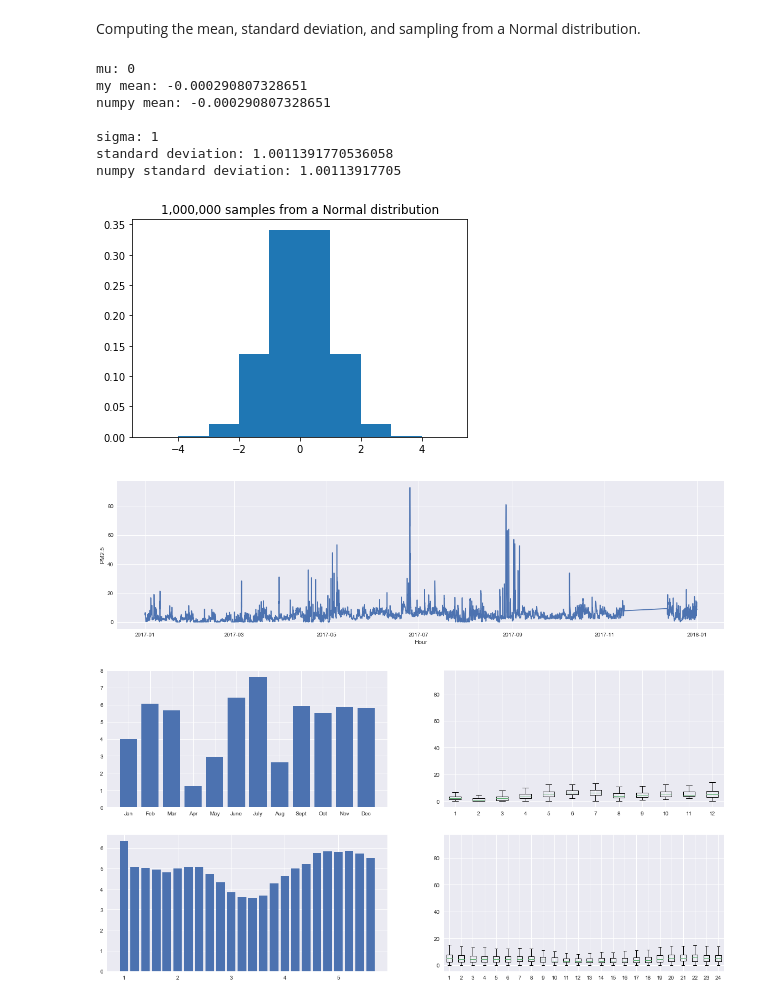
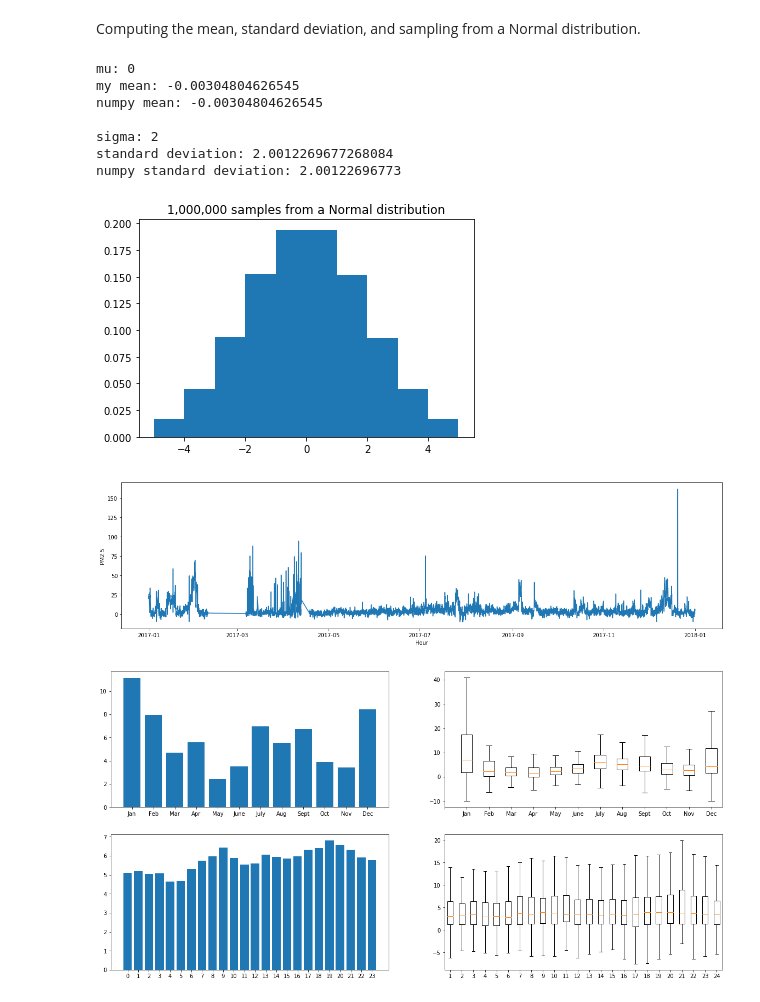
Before and after one commit to jspitkin/cs6017_hw, a Jupyter notebook: hw1/HW1.ipynb, the cells around one changed output. Cells and saved outputs as stored; diff of their text form; code cells hidden in the pictures.

```diff
--- a/hw1/HW1.ipynb
+++ b/hw1/HW1.ipynb
@@ -29,7 +29,7 @@ def standard_deviation(values):
     return math.sqrt(std)
 
 mu = 0
-sigma = 1
+sigma = 2
 samples = norm.rvs(loc=mu, scale=sigma, size=1000000)
 print("mu:", mu)
 print("my mean:", mean(samples))
@@ -45,61 +45,66 @@ plt.title("1,000,000 samples from a Normal distribution")
 plt.show()
 # %% [output]
 mu: 0
-my mean: -0.000290807328651
-numpy mean: -0.000290807328651
+my mean: -0.00304804626545
+numpy mean: -0.00304804626545
 
-sigma: 1
-standard deviation: 1.0011391770536058
-numpy standard deviation: 1.00113917705
+sigma: 2
+standard deviation: 2.0012269677268084
+numpy standard deviation: 2.00122696773
-[figure, old version]
+[figure, new version]
 # %%
 import pandas as pd
 import warnings
+from matplotlib import ticker
 warnings.filterwarnings('ignore')
 
+station = 'H3'
 data = pd.read_csv("2017-PM2.5.csv", sep=",")
-data = data[['Unnamed: 0', 'HC']].copy()
+data = data[['Unnamed: 0', station]].copy()
 data = data.rename(columns={'Unnamed: 0' : 'Date'})
 data = data.drop(data.index[[0, 1]])
 data['Date'] = pd.to_datetime(data['Date'])
-data['HC'] = data['HC'].astype(float)
+data[station] = data[station].astype(float)
 data = data.set_index('Date')
 data = data.dropna()
 
 %matplotlib inline
 
 # Each hourly point for the Hurricane station in 2017
 all_data_fig = plt.figure(figsize=(20, 5))
 plot = all_data_fig.add_subplot(1,1,1)
-plt.xlabel("Hour")
-plt.ylabel("PM2.5")
-plot.plot(data['HC'])
+plot.set_xlabel("Hour")
+plot.set_ylabel("PM2.5")
+plot.plot(data[station])
 
 fig, sub_figs = plt.subplots(2, 2, figsize=(20, 10))
 
 # Mean for each month
 month_means = data.groupby(data.index.month).mean()
-sub_figs[0,0].bar(["Jan", "Feb", "Mar", "Apr", "May", "June", "July", "Aug", "Sept", "Oct", "Nov", "Dec"], month_means['HC'])
+sub_figs[0,0].bar(list(range(12)), month_means[station])
 sub_figs[0,0].set_xticklabels(["Jan", "Feb", "Mar", "Apr", "May", "June", "July", "Aug", "Sept", "Oct", "Nov", "Dec"])
+sub_figs[0,0].set_xticks(list(range(12)))
 
 # Mean for each hour of the day
 hour_means = data.groupby(data.index.hour).mean()
-sub_figs[1,0].bar(list(range(24)), hour_means['HC'])
-sub_figs[1,0].set_xticklabels(list(range(24)))
+sub_figs[1,0].bar(list(range(24)), hour_means[station])
+sub_figs[1,0].set_xticks(list(range(24)))
 
 # Boxplot for each month
 month_groups = data.groupby(data.index.month)
 month_lists = []
 for group in month_groups:
-    month_lists.append(group[1]['HC'])
-sub_figs[0,1].boxplot(month_lists);
+    month_lists.append(group[1][station])
+sub_figs[0,1].boxplot(month_lists, showfliers=False)
+sub_figs[0,1].set_xticklabels(["", "Jan", "Feb", "Mar", "Apr", "May", "June", "July", "Aug", "Sept", "Oct", "Nov", "Dec"])
+sub_figs[0,1].set_xticks(list(range(13)));
 
 # Boxplot for each hour
 hour_groups = data.groupby(data.index.hour)
 hour_lists = []
 for group in hour_groups:
-    hour_lists.append(group[1]['HC'])
-sub_figs[1,1].boxplot(hour_lists);
+    hour_lists.append(group[1][station])
+sub_figs[1,1].boxplot(hour_lists, showfliers=False);
 # %% [output]
-[figure, old version]
+[figure, new version]
-[figure, old version]
+[figure, new version]
```
Also changed, not shown: 3 other files.
